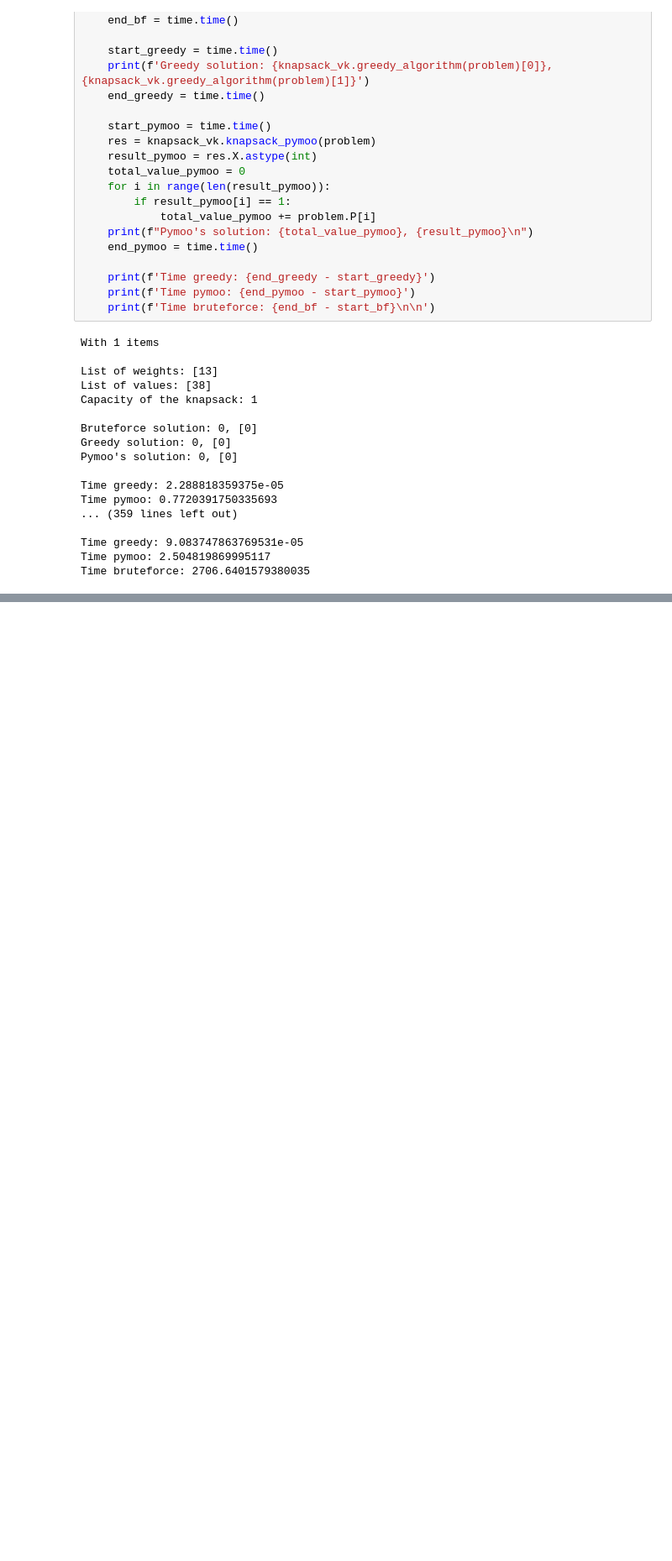
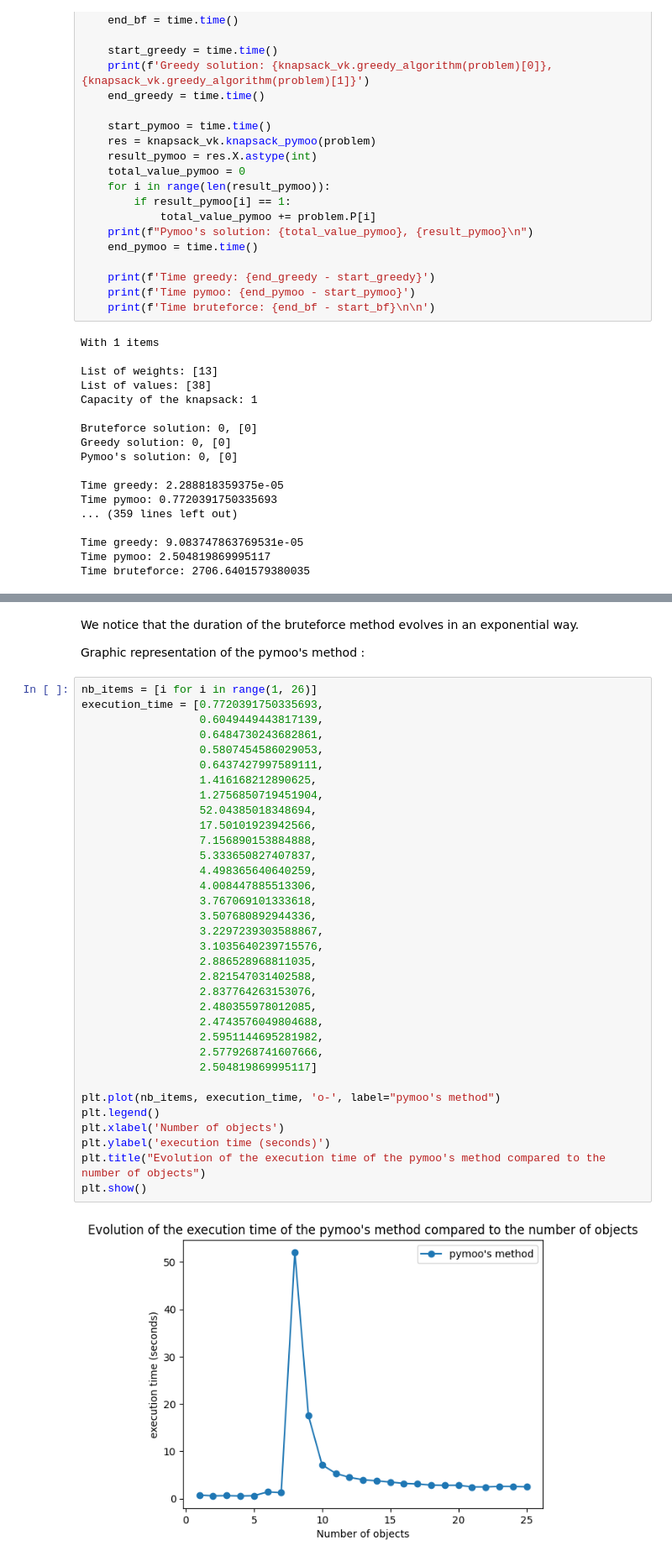
Before and after one commit to ValentinKlinger/knapsack_problem, a Jupyter notebook: knapsack.ipynb, the cells around one changed output, grey strips where cells are left out. Shown: that part at 84% size. Cells and saved outputs as stored; diff of their text form; blank space fills up the shorter version.

```diff
--- a/knapsack.ipynb
+++ b/knapsack.ipynb
@@ -64,0 +105,40 @@ Time bruteforce: 2706.6401579380035
+# %% [markdown]
+We notice that the duration of the bruteforce method evolves in an exponential way.
+
+Graphic representation of the pymoo's method :
+# %%
+nb_items = [i for i in range(1, 26)]
+execution_time = [0.7720391750335693,
+                  0.6049449443817139,
+                  0.6484730243682861,
+                  0.5807454586029053,
+                  0.6437427997589111,
+                  1.416168212890625,
+                  1.2756850719451904,
+                  52.04385018348694,
+                  17.50101923942566,
+                  7.156890153884888,
+                  5.333650827407837,
+                  4.498365640640259,
+                  4.008447885513306,
+                  3.767069101333618,
+                  3.507680892944336,
+                  3.2297239303588867,
+                  3.1035640239715576,
+                  2.886528968811035,
+                  2.821547031402588,
+                  2.837764263153076,
+                  2.480355978012085,
+                  2.4743576049804688,
+                  2.5951144695281982,
+                  2.5779268741607666,
+                  2.504819869995117]
+
+plt.plot(nb_items, execution_time, 'o-', label="pymoo's method")
+plt.legend()
+plt.xlabel('Number of objects')
+plt.ylabel('execution time (seconds)')
+plt.title("Evolution of the execution time of the pymoo's method compared to the number of objects")
+plt.show()
+# %% [output]
+[figure, added]
```
Also changed, not shown: parts of 5 cells of this notebook.
